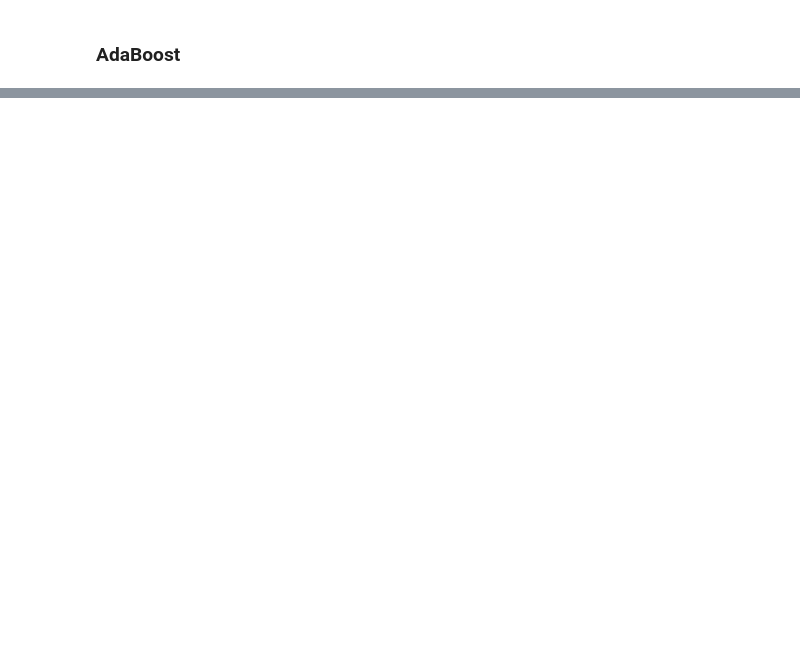
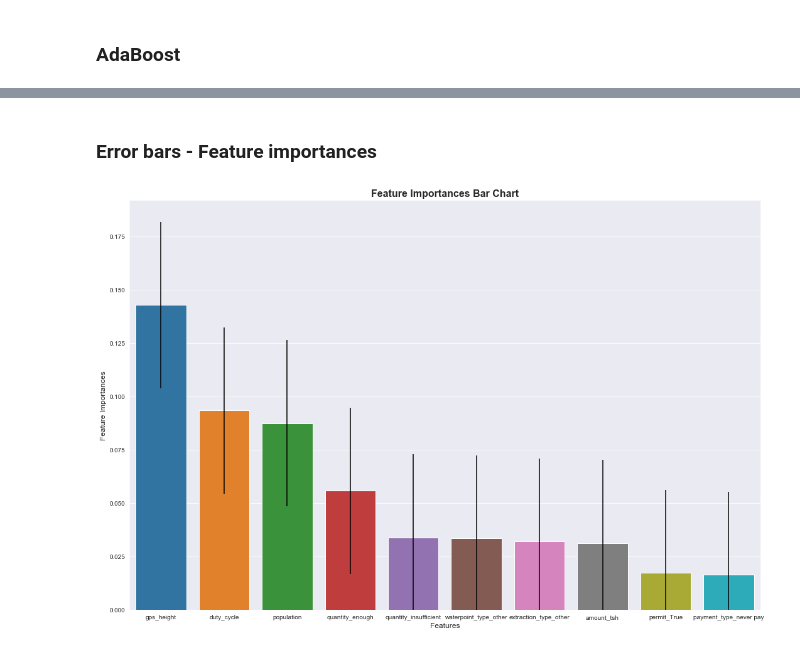
Before and after one commit to ArmanHussainDS/tanzania_water_well_classification, a Jupyter notebook: Competition Notebook.ipynb, the cells around one changed output, grey strips where cells are left out. Drawn from its saved outputs; the diff is of its cells as text; code cells hidden in the pictures; blank space fills up the shorter version.

```diff
--- a/Competition Notebook.ipynb
+++ b/Competition Notebook.ipynb
@@ -687,0 +1190,12 @@ model_ada_tuned.best_score_
+# %% [markdown]
+### Error bars - Feature importances
+# %%
+fig = plt.figure(figsize=(18,12))
+sns.barplot(feature_importances[1][:10], feature_importances[0][:10], yerr=np.std(feature_importances[0][:10]))
+plt.title('Feature Importances Bar Chart', fontsize=16, fontweight='bold')
+plt.ylabel('Feature Importances', fontsize=12)
+plt.ylim(0)
+plt.xlabel('Features', fontsize=12)
+plt.show()
+# %% [output]
+[figure, added]
```
Also changed, not shown: parts of 92 cells of this notebook, 2 other files.
